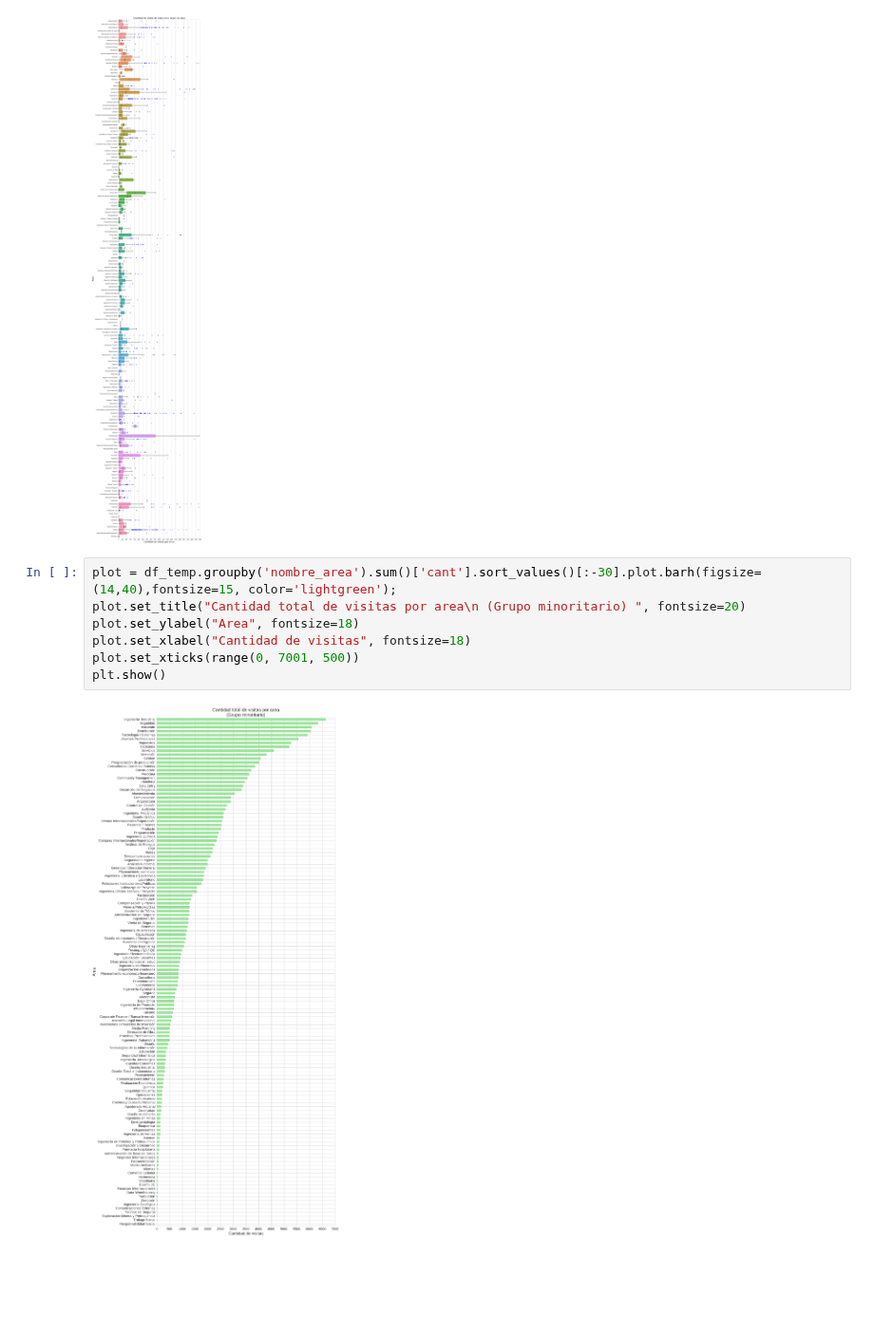
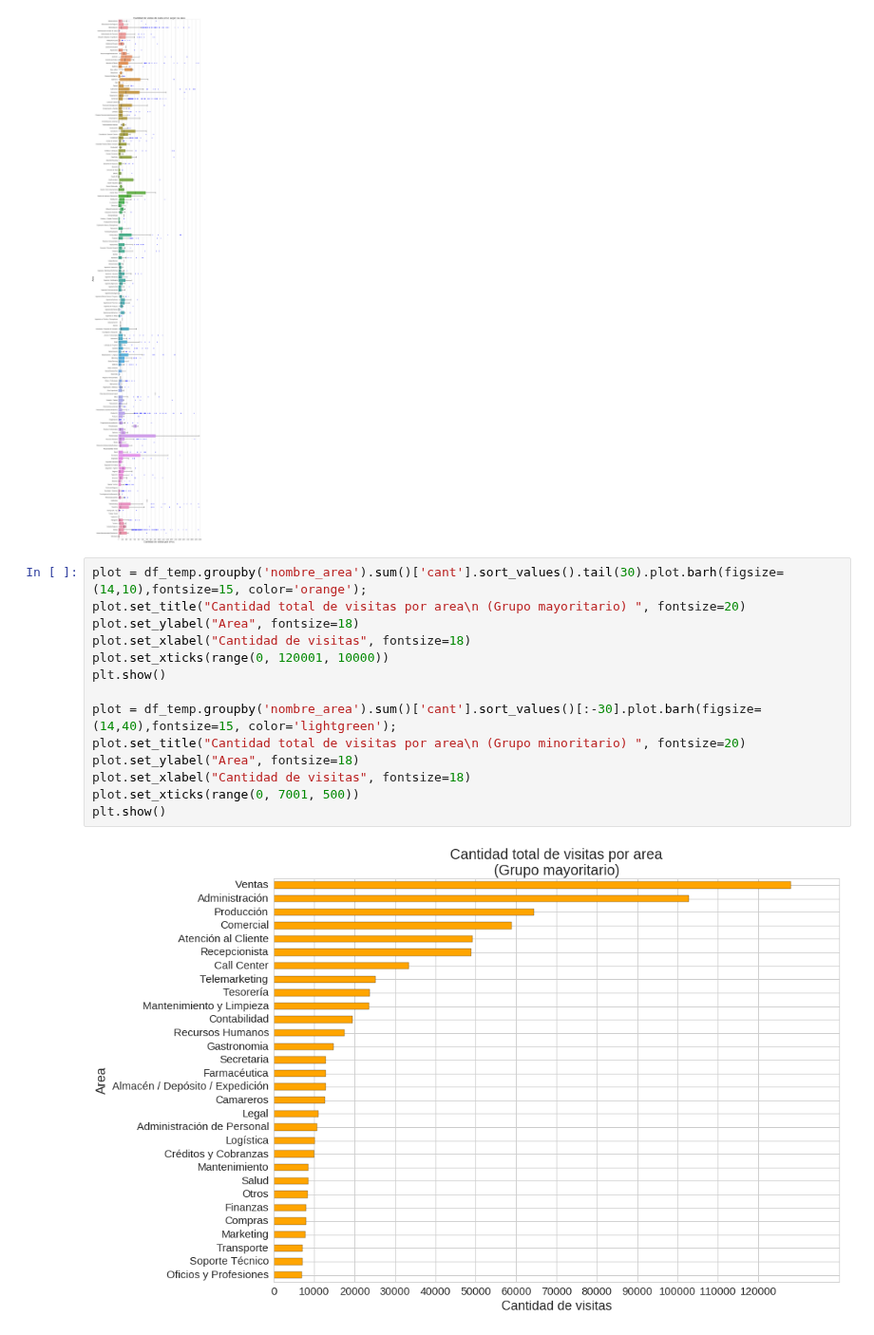
Before and after one commit to javierleyes/OrganizacionDeDatos, a Jupyter notebook: analisisLucas.ipynb, the cells around one changed output. Shown at 95% size. Cells and saved outputs as stored; diff of their text form; blank space fills up the shorter version.

```diff
--- a/analisisLucas.ipynb
+++ b/analisisLucas.ipynb
@@ -205,11 +205,18 @@ plt.show();
 # %% [output]
 [figure]
 # %%
+plot = df_temp.groupby('nombre_area').sum()['cant'].sort_values().tail(30).plot.barh(figsize=(14,10),fontsize=15, color='orange');
+plot.set_title("Cantidad total de visitas por area\n (Grupo mayoritario) ", fontsize=20)
+plot.set_ylabel("Area", fontsize=18)
+plot.set_xlabel("Cantidad de visitas", fontsize=18)
+plot.set_xticks(range(0, 120001, 10000))
+plt.show()
+
 plot = df_temp.groupby('nombre_area').sum()['cant'].sort_values()[:-30].plot.barh(figsize=(14,40),fontsize=15, color='lightgreen');
 plot.set_title("Cantidad total de visitas por area\n (Grupo minoritario) ", fontsize=20)
 plot.set_ylabel("Area", fontsize=18)
 plot.set_xlabel("Cantidad de visitas", fontsize=18)
 plot.set_xticks(range(0, 7001, 500))
 plt.show()
 # %% [output]
-[figure, old version]
+[figure, new version]
```
Also changed, not shown: parts of 1 cell of this notebook.
